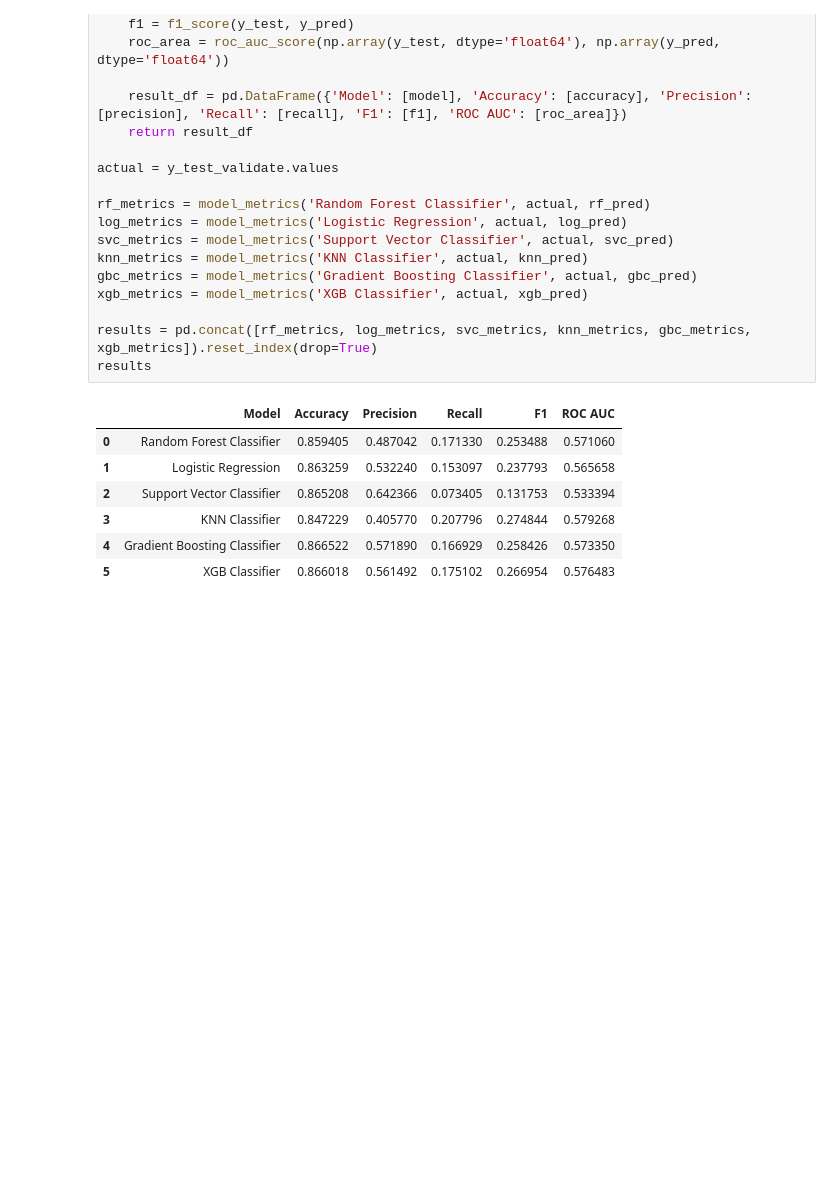
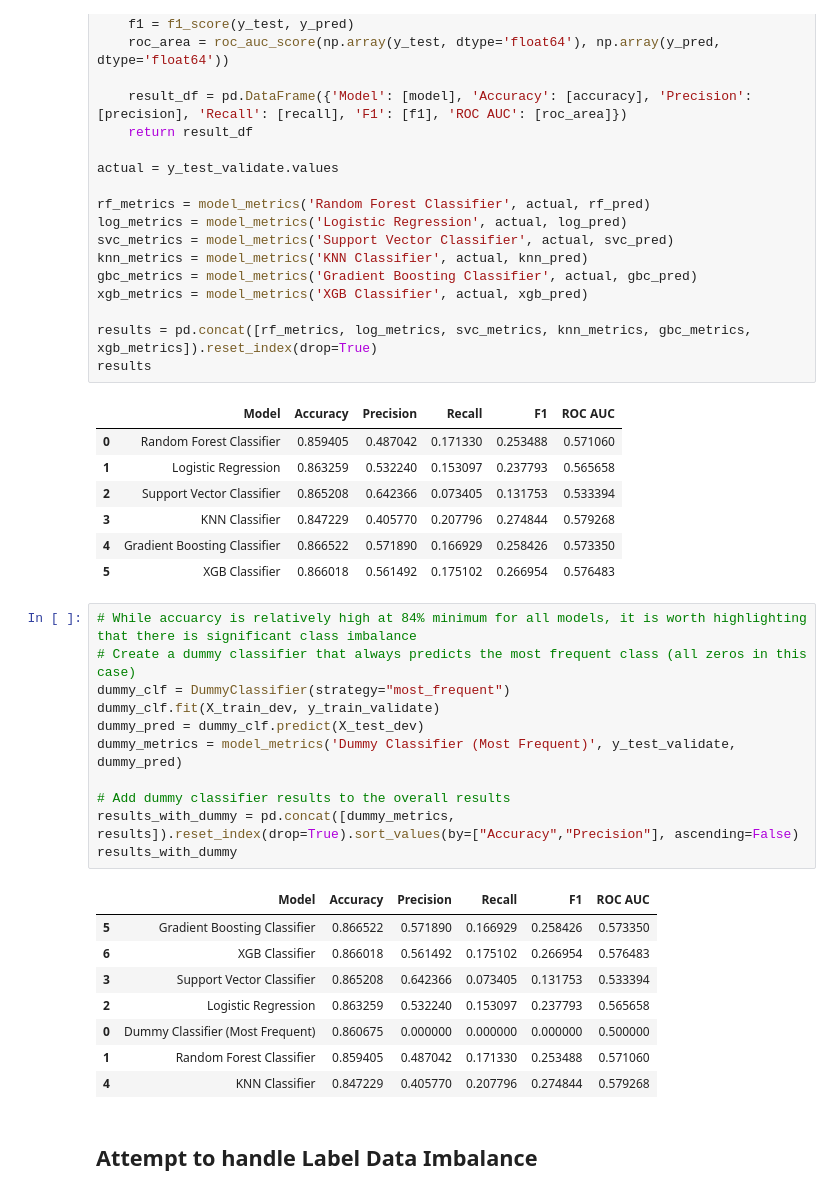
Before and after one commit to AhmadFaisalAhmadSazali/ML-deployment-packaging, a Jupyter notebook: model_development/model_training.ipynb, the cells around one changed output. Drawn from its saved outputs; the diff is of its cells as text; blank space fills up the shorter version.

Commit message:
include dummy classifier

```diff
--- a/model_development/model_training.ipynb
+++ b/model_development/model_training.ipynb
@@ -125,3 +126,25 @@ results
 | 3 | KNN Classifier | 0.847229 | 0.405770 | 0.207796 | 0.274844 | 0.579268 |
 | 4 | Gradient Boosting Classifier | 0.866522 | 0.571890 | 0.166929 | 0.258426 | 0.573350 |
 | 5 | XGB Classifier | 0.866018 | 0.561492 | 0.175102 | 0.266954 | 0.576483 |
+# %%
+# While accuarcy is relatively high at 84% minimum for all models, it is worth highlighting that there is significant class imbalance
+# Create a dummy classifier that always predicts the most frequent class (all zeros in this case)
+dummy_clf = DummyClassifier(strategy="most_frequent")
+dummy_clf.fit(X_train_dev, y_train_validate)
+dummy_pred = dummy_clf.predict(X_test_dev)
+dummy_metrics = model_metrics('Dummy Classifier (Most Frequent)', y_test_validate, dummy_pred)
+
+# Add dummy classifier results to the overall results
+results_with_dummy = pd.concat([dummy_metrics, results]).reset_index(drop=True).sort_values(by=["Accuracy","Precision"], ascending=False)
+results_with_dummy
+# %% [output]
+|  | Model | Accuracy | Precision | Recall | F1 | ROC AUC |
+| 5 | Gradient Boosting Classifier | 0.866522 | 0.571890 | 0.166929 | 0.258426 | 0.573350 |
+| 6 | XGB Classifier | 0.866018 | 0.561492 | 0.175102 | 0.266954 | 0.576483 |
+| 3 | Support Vector Classifier | 0.865208 | 0.642366 | 0.073405 | 0.131753 | 0.533394 |
+| 2 | Logistic Regression | 0.863259 | 0.532240 | 0.153097 | 0.237793 | 0.565658 |
+| 0 | Dummy Classifier (Most Frequent) | 0.860675 | 0.000000 | 0.000000 | 0.000000 | 0.500000 |
+| 1 | Random Forest Classifier | 0.859405 | 0.487042 | 0.171330 | 0.253488 | 0.571060 |
+| 4 | KNN Classifier | 0.847229 | 0.405770 | 0.207796 | 0.274844 | 0.579268 |
+# %% [markdown]
+## Attempt to handle Label Data Imbalance
```
Also changed, not shown: parts of 1 cell of this notebook.
